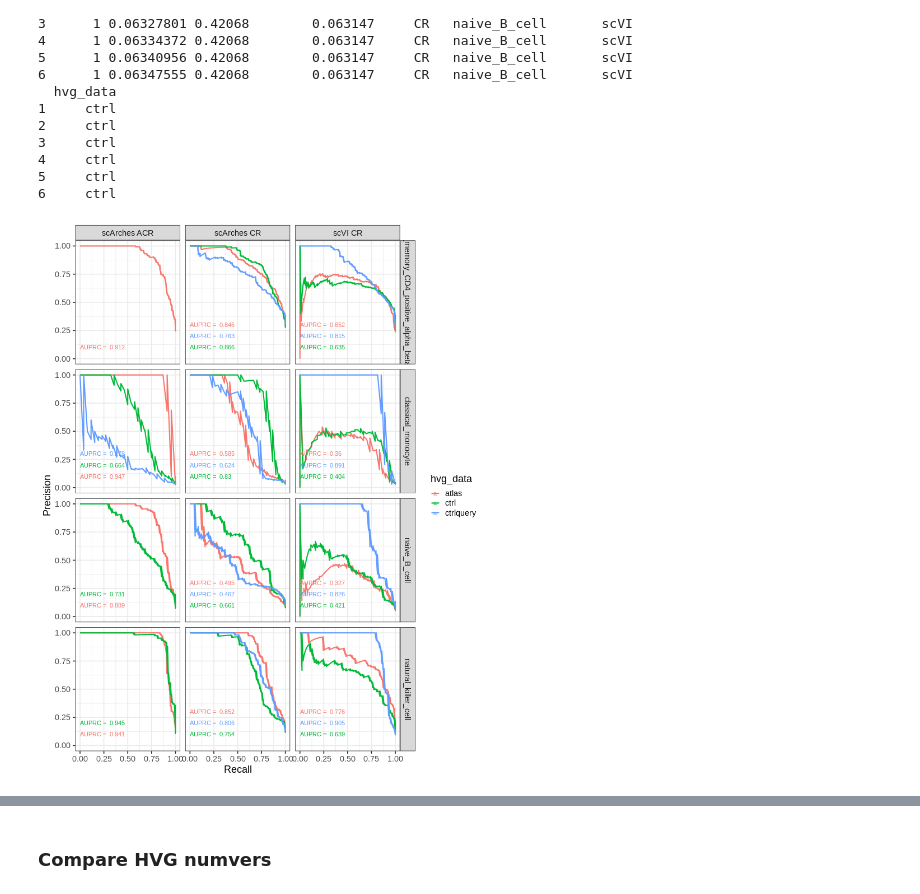
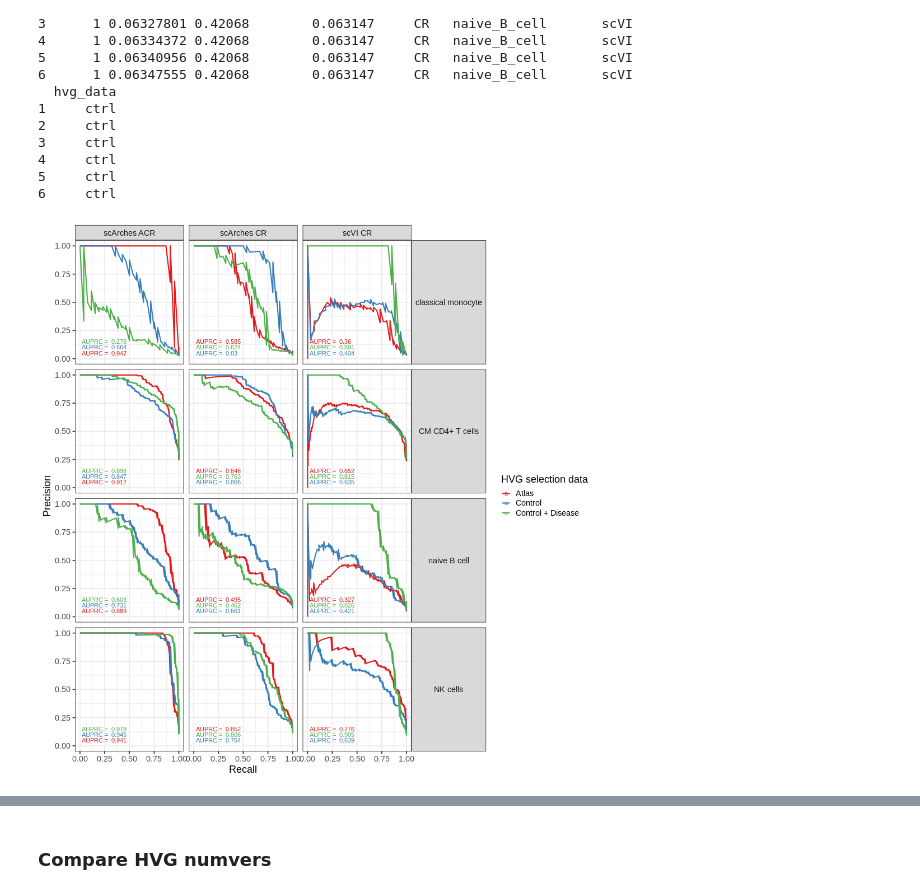
Before and after one commit to MarioniLab/oor_design_reproducibility, a Jupyter notebook: src/_misc/hvg_selection/compare_HVGs.ipynb, the cells around one changed output, grey strips where cells are left out. Cells and saved outputs as stored; diff of their text form; code cells hidden in the pictures.

```diff
--- a/src/_misc/hvg_selection/compare_HVGs.ipynb
+++ b/src/_misc/hvg_selection/compare_HVGs.ipynb
@@ -40,7 +57,8 @@ def _get_model_vars(model_dir):
 # %%
 ## Make directories to save results
 import shutil
-cts_oi = ['naive_B_cell', 'central_memory_CD4_positive_alpha_beta_T_cell','natural_killer_cell', 'classical_monocyte']
+# cts_oi = ['naive_B_cell', 'central_memory_CD4_positive_alpha_beta_T_cell','natural_killer_cell', 'classical_monocyte']
+cts_oi = ['CD14_low_CD16_positive_monocyte', 'effector_memory_CD8_positive_alpha_beta_T_cell', 'naive_thymus_derived_CD4_positive_alpha_beta_T_cell', 'memory_B_cell', 'naive_thymus_derived_CD8_positive_alpha_beta_T_cell']
 for ct in cts_oi:
     print(ct)
     simdir = outdir + f'qPBMC_500cells_demo_perturb_cell_type{ct}_queryBatchdataset_id10_1038_s41591_021_01329_2_seed2022/'
@@ -287,17 +325,32 @@ head(auprc_df_all)
 5     ctrl
 6     ctrl
 # %%
-%%R -w 800 -h 1000
+%%R -w 1000 -h 1000
+rename_hvg_data <- c(
+    'ctrl' = 'Control',
+    'ctrlquery' = 'Control + Disease',
+    'atlas' = 'Atlas'
+)
+
 auprc_df_all %>%
 mutate(g = paste(emb_method, design)) %>%
 mutate(hvg_data = ifelse(emb_method == 'scArches' & hvg_data == 'new' & design == 'CR', 'ctrl', hvg_data)) %>%
 mutate(hvg_data = ifelse(emb_method == 'scArches' & hvg_data == 'new' & design == 'ACR', 'atlas', hvg_data)) %>%
 mutate(hvg_data = ifelse(emb_method == 'scVI' & hvg_data == 'new', 'ctrlquery', hvg_data)) %>%
+mutate(hvg_data = rename_hvg_data[hvg_data]) %>%
+mutate(OOR_state_name = str_replace_all(OOR_state_name, "_", ' ')) %>%
+mutate(OOR_state_name = ifelse(OOR_state_name == "central memory CD4 positive alpha beta T cell", 'CM CD4+ T cells', OOR_state_name)) %>%
+mutate(OOR_state_name = ifelse(OOR_state_name == "natural killer cell", 'NK cells', OOR_state_name)) %>%
 ggplot(aes(Recall, Precision, color=hvg_data))+
 geom_line(size=1) +
 geom_text(data=. %>% distinct(AUPRC, hvg_data, OOR_state_name, g, hvg_data) %>% group_by(OOR_state_name, g) %>% mutate(id = row_number()),
-          aes(label=paste('AUPRC = ',round(AUPRC, 3)), y=id*0.1), x=0, hjust=0) +
+          aes(label=paste('AUPRC = ',round(AUPRC, 3)), y=id*0.05), x=0.02, hjust=0) +
+# geom_hline(aes(yintercept=no_skill_thresh), linetype=2) +
 facet_grid(OOR_state_name~g) +
-theme_bw(base_size=18)
+scale_color_brewer(palette='Set1', name='HVG selection data') +
+theme_bw(base_size=18) +
+theme(strip.text.y=element_text(angle=0)) +
+ggsave('/home/jovyan/mount/gdrive/diff2atlas/figures/HVG_data_PR_curves.pdf', height=15, width=16) +
+ggsave('/home/jovyan/mount/gdrive/diff2atlas/figures/HVG_data_PR_curves.png', height=15, width=16)
 # %% [output]
-[figure, old version]
+[figure, new version]
```
Also changed, not shown: parts of 34 cells of this notebook, 15 other files.
